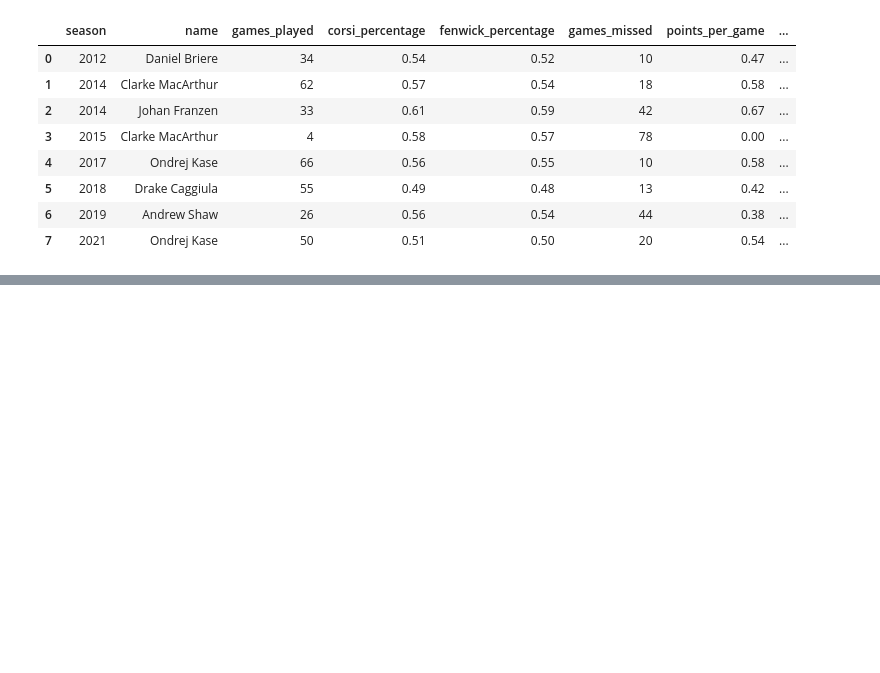
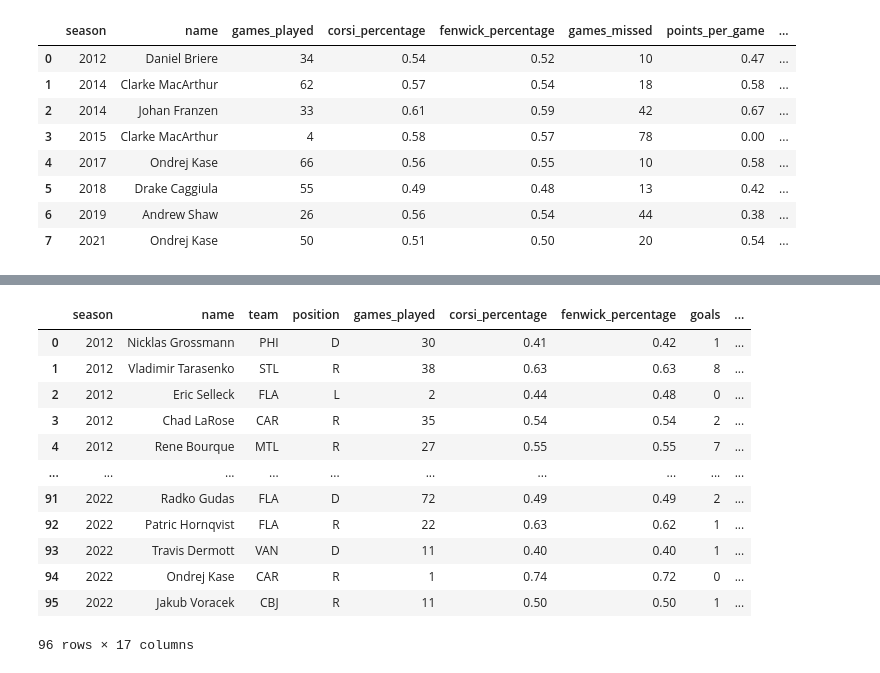
Before and after one commit to Tyler-Sweeting/NHL_Concussion_Analysis, a Jupyter notebook: MachineLearning/DataExploration.ipynb, the cells around one changed output, grey strips where cells are left out. Saved outputs shown, nothing was run; the diff lists cells and outputs as text; code cells hidden in the pictures; blank space fills up the shorter version.

```diff
--- a/MachineLearning/DataExploration.ipynb
+++ b/MachineLearning/DataExploration.ipynb
@@ -226,0 +323,16 @@ result_df.head(20)
+# %%
+new_df
+# %% [output]
+|  | season | name | team | position | games_played | corsi_percentage | fenwick_percentage | goals | ... |
+| 0 | 2012 | Nicklas Grossmann | PHI | D | 30 | 0.41 | 0.42 | 1 | ... |
+| 1 | 2012 | Vladimir Tarasenko | STL | R | 38 | 0.63 | 0.63 | 8 | ... |
+| 2 | 2012 | Eric Selleck | FLA | L | 2 | 0.44 | 0.48 | 0 | ... |
+| 3 | 2012 | Chad LaRose | CAR | R | 35 | 0.54 | 0.54 | 2 | ... |
+| 4 | 2012 | Rene Bourque | MTL | R | 27 | 0.55 | 0.55 | 7 | ... |
+| ... | ... | ... | ... | ... | ... | ... | ... | ... | ... |
+| 91 | 2022 | Radko Gudas | FLA | D | 72 | 0.49 | 0.49 | 2 | ... |
+| 92 | 2022 | Patric Hornqvist | FLA | R | 22 | 0.63 | 0.62 | 1 | ... |
+| 93 | 2022 | Travis Dermott | VAN | D | 11 | 0.40 | 0.40 | 1 | ... |
+| 94 | 2022 | Ondrej Kase | CAR | R | 1 | 0.74 | 0.72 | 0 | ... |
+| 95 | 2022 | Jakub Voracek | CBJ | R | 11 | 0.50 | 0.50 | 1 | ... |
+96 rows × 17 columns
```
Also changed, not shown: parts of 6 cells of this notebook, 1 other file.
